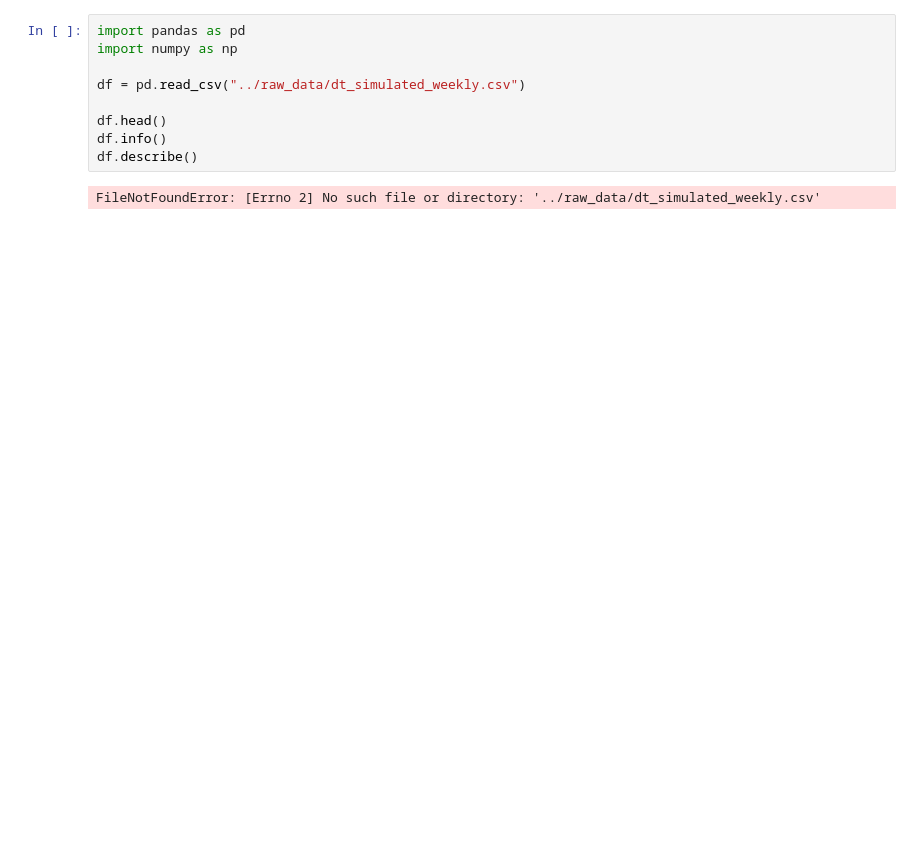
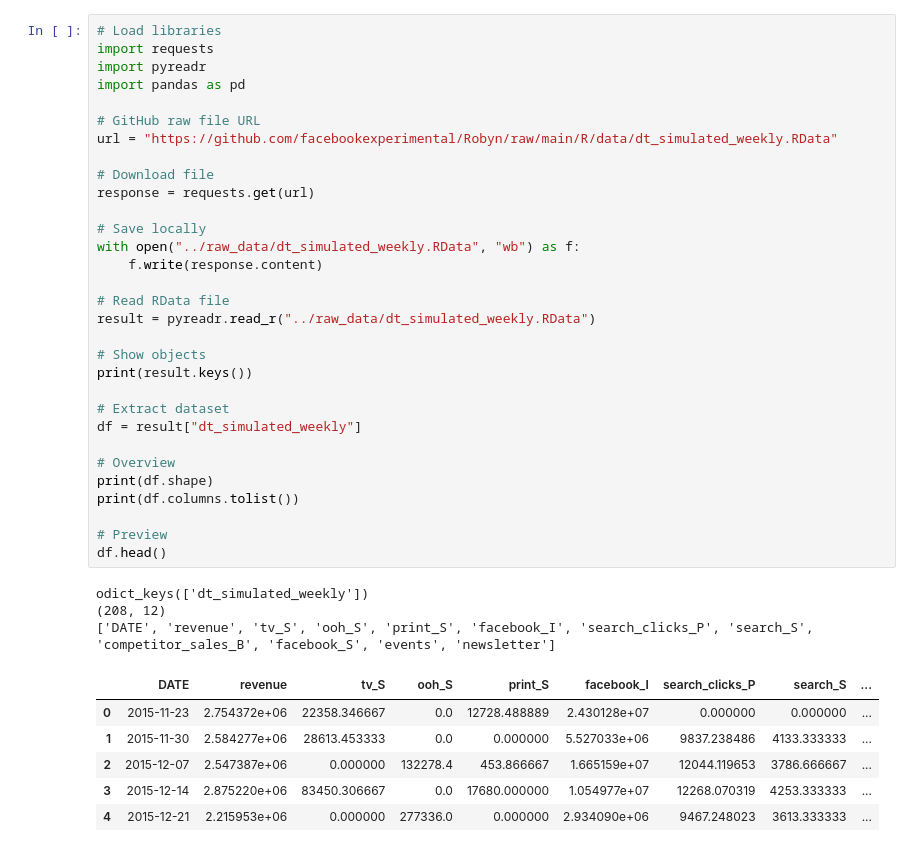
Before and after one commit to ismaelale13/seminar-mmm-pfn, a Jupyter notebook: notebooks/01_data_exploration.ipynb, the cells around one changed output. Drawn from its saved outputs; the diff is of its cells as text; blank space fills up the shorter version.

Commit message:
Data exploration

```diff
--- a/notebooks/01_data_exploration.ipynb
+++ b/notebooks/01_data_exploration.ipynb
@@ -1,11 +1,41 @@
-# %%
-import pandas as pd
-import numpy as np
-
-df = pd.read_csv("../raw_data/dt_simulated_weekly.csv")
-
-df.head()
-df.info()
-df.describe()
-# %% [output]
-FileNotFoundError: [Errno 2] No such file or directory: '../raw_data/dt_simulated_weekly.csv'
+# %%
+# Load libraries
+import requests
+import pyreadr
+import pandas as pd
+
+# GitHub raw file URL
+url = "https://github.com/facebookexperimental/Robyn/raw/main/R/data/dt_simulated_weekly.RData"
+
+# Download file
+response = requests.get(url)
+
+# Save locally
+with open("../raw_data/dt_simulated_weekly.RData", "wb") as f:
+    f.write(response.content)
+
+# Read RData file
+result = pyreadr.read_r("../raw_data/dt_simulated_weekly.RData")
+
+# Show objects
+print(result.keys())
+
+# Extract dataset
+df = result["dt_simulated_weekly"]
+
+# Overview
+print(df.shape)
+print(df.columns.tolist())
+
+# Preview
+df.head()
+# %% [output]
+odict_keys(['dt_simulated_weekly'])
+(208, 12)
+['DATE', 'revenue', 'tv_S', 'ooh_S', 'print_S', 'facebook_I', 'search_clicks_P', 'search_S', 'competitor_sales_B', 'facebook_S', 'events', 'newsletter']
+|  | DATE | revenue | tv_S | ooh_S | print_S | facebook_I | search_clicks_P | search_S | ... |
+| 0 | 2015-11-23 | 2.754372e+06 | 22358.346667 | 0.0 | 12728.488889 | 2.430128e+07 | 0.000000 | 0.000000 | ... |
+| 1 | 2015-11-30 | 2.584277e+06 | 28613.453333 | 0.0 | 0.000000 | 5.527033e+06 | 9837.238486 | 4133.333333 | ... |
+| 2 | 2015-12-07 | 2.547387e+06 | 0.000000 | 132278.4 | 453.866667 | 1.665159e+07 | 12044.119653 | 3786.666667 | ... |
+| 3 | 2015-12-14 | 2.875220e+06 | 83450.306667 | 0.0 | 17680.000000 | 1.054977e+07 | 12268.070319 | 4253.333333 | ... |
+| 4 | 2015-12-21 | 2.215953e+06 | 0.000000 | 277336.0 | 0.000000 | 2.934090e+06 | 9467.248023 | 3613.333333 | ... |
```
Also changed, not shown: parts of 16 cells of this notebook.
